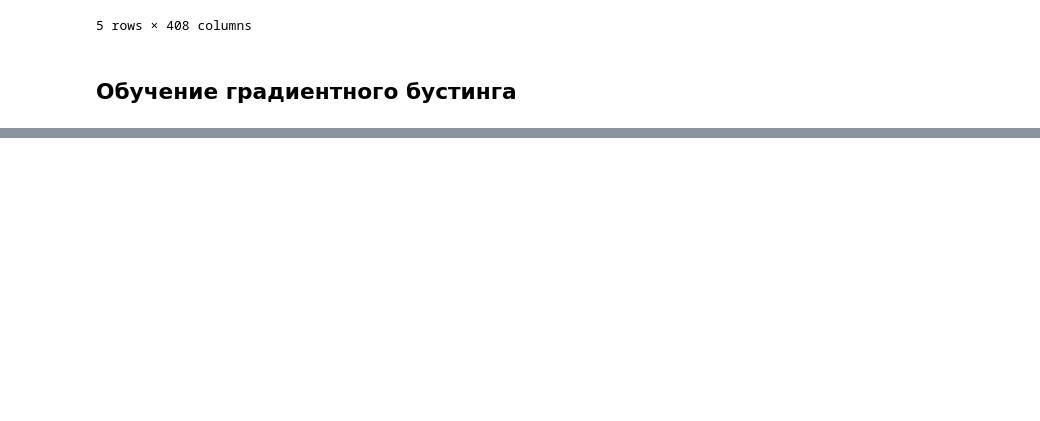
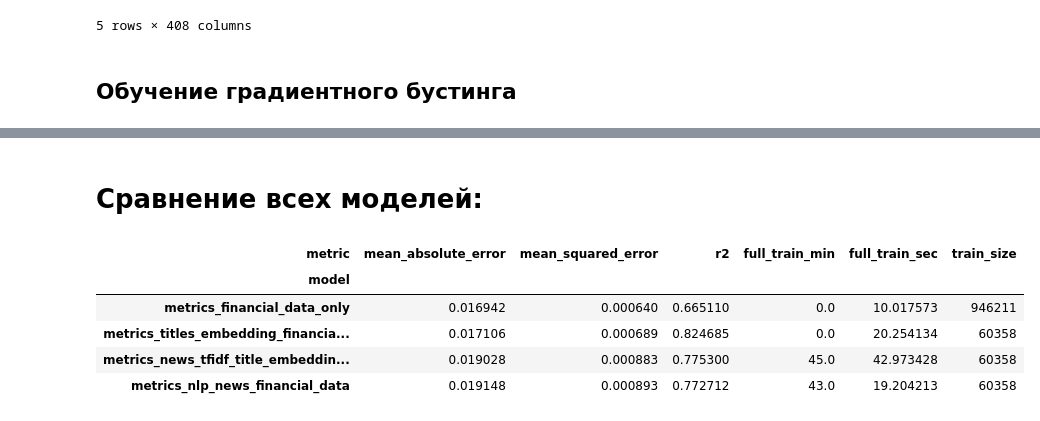
Before and after one commit to E03S/Portfolio_Optimisation, a Jupyter notebook: portfolio_optimisation/notebooks/train_model.ipynb, the cells around one changed output, grey strips where cells are left out. Drawn from its saved outputs; the diff is of its cells as text; code cells hidden in the pictures; blank space fills up the shorter version.

Commit message:
Research on tf-idf and embeddings performed in train_model.ipynb

```diff
--- a/portfolio_optimisation/notebooks/train_model.ipynb
+++ b/portfolio_optimisation/notebooks/train_model.ipynb
@@ -439,0 +659,40 @@ with open('../models/metrics_titles_embedding_financial_data.json', 'w') as json
+# %% [markdown]
+# Сравнение всех моделей:
+# %%
+models_directory = '../models'
+
+models_metrics = os.listdir(models_directory)
+
+json_files = [model_metrics for model_metrics in models_metrics if model_metrics.endswith('.json')]
+
+metrics_list = []
+
+for file in json_files:
+    with open(os.path.join(models_directory, file), 'r') as f:
+        data = json.load(f)
+        model_name = file.split('.')[0]
+        df = pd.DataFrame.from_dict(data, orient='index', columns=['value'])
+        df['model'] = model_name
+        metrics_list.append(df)
+
+result_df = pd.concat(metrics_list)
+result_df.reset_index(inplace=True)
+result_df.columns = ['metric', 'value', 'model']
+# %%
+result_df = result_df.pivot(columns='metric', index='model', values='value')[['mean_absolute_error',
+                                                                              'mean_squared_error',
+                                                                              'r2',
+                                                                              'full_train_min',
+                                                                              'full_train_sec',
+                                                                              'train_size',
+                                                                             ]].sort_values('mean_absolute_error')
+result_df['train_size'] = result_df['train_size'].astype('int')
+
+result_df
+# %% [output]
+| metric | mean_absolute_error | mean_squared_error | r2 | full_train_min | full_train_sec | train_size |
+| model |  |  |  |  |  |  |
+| metrics_financial_data_only | 0.016942 | 0.000640 | 0.665110 | 0.0 | 10.017573 | 946211 |
+| metrics_titles_embedding_financia... | 0.017106 | 0.000689 | 0.824685 | 0.0 | 20.254134 | 60358 |
+| metrics_news_tfidf_title_embeddin... | 0.019028 | 0.000883 | 0.775300 | 45.0 | 42.973428 | 60358 |
+| metrics_nlp_news_financial_data | 0.019148 | 0.000893 | 0.772712 | 43.0 | 19.204213 | 60358 |
```
Also changed, not shown: parts of 26 cells of this notebook, 12 other files.
